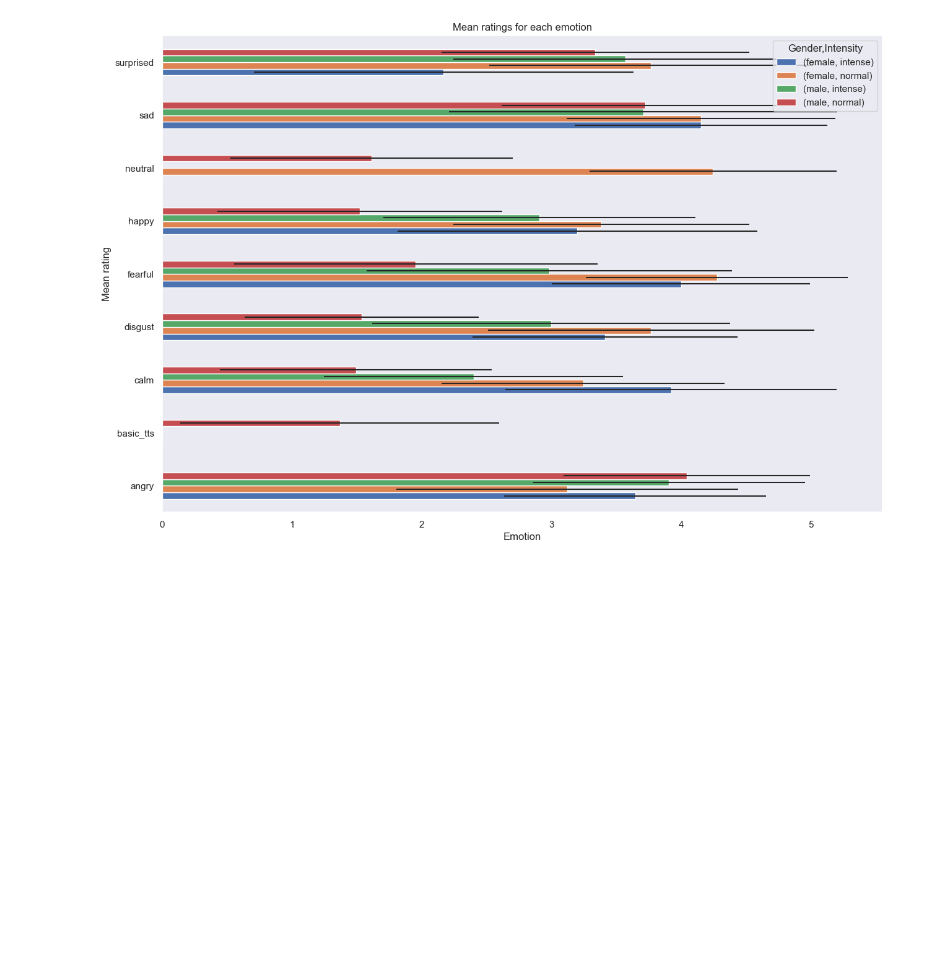
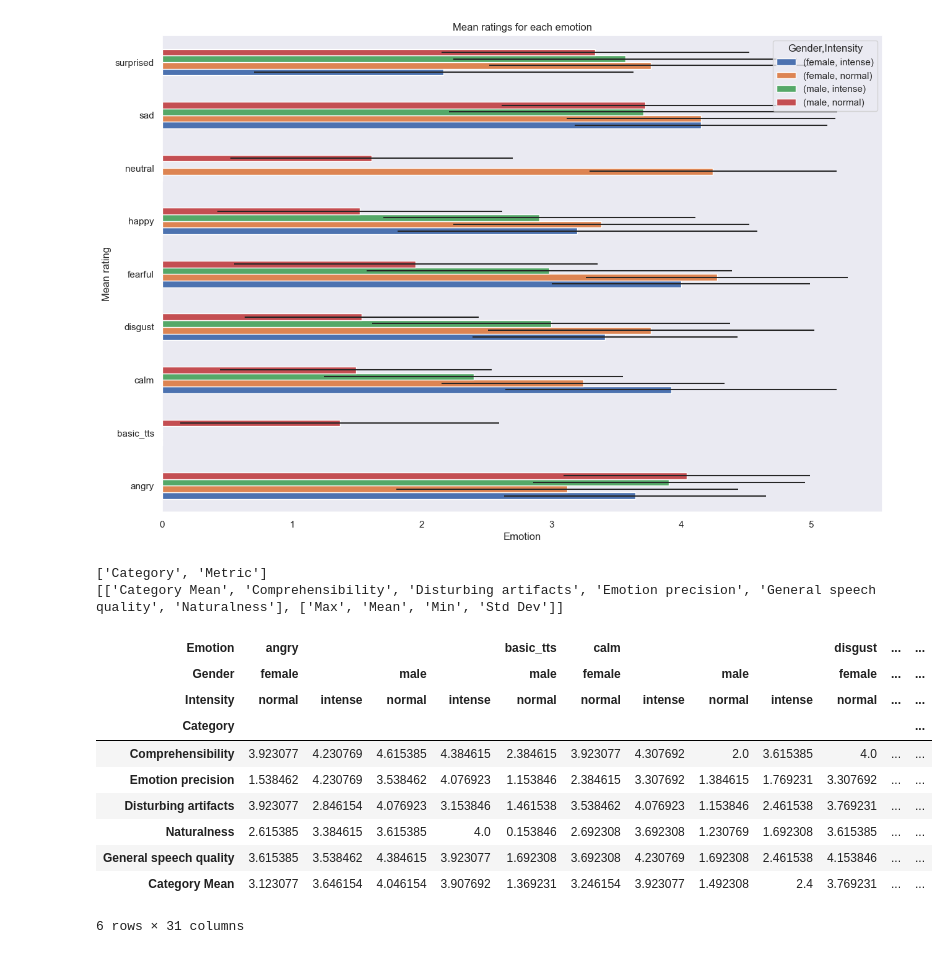
Before and after one commit to LeanderVonSeelstrang/TTS, a Jupyter notebook: survey/make_plots.ipynb, the cells around one changed output. Saved outputs shown, nothing was run; the diff lists cells and outputs as text; code cells hidden in the pictures; blank space fills up the shorter version.

```diff
--- a/survey/make_plots.ipynb
+++ b/survey/make_plots.ipynb
@@ -236,4 +234,25 @@ category_mean_to_plot.plot.barh(figsize=(15, 10),
 # %% [output]
 <Axes: title={'center': 'Mean ratings for each emotion'}, xlabel='Emotion', ylabel='Mean rating'>
 [figure]
+# %%
+print(result_df.columns.names)
+print(result_df.columns.levels)
+# %% [output]
+['Category', 'Metric']
+[['Category Mean', 'Comprehensibility', 'Disturbing artifacts', 'Emotion precision', 'General speech quality', 'Naturalness'], ['Max', 'Mean', 'Min', 'Std Dev']]
+# %%
+mean_df = result_df.xs('Mean', level='Metric', axis=1).transpose()
+mean_df
+# %% [output]
+| Emotion | angry |  |  |  | basic_tts | calm |  |  |  | disgust | ... | ... |
+| Gender | female |  | male |  | male | female |  | male |  | female | ... | ... |
+| Intensity | normal | intense | normal | intense | normal | normal | intense | normal | intense | normal | ... | ... |
+| Category |  |  |  |  |  |  |  |  |  |  |  | ... |
+| Comprehensibility | 3.923077 | 4.230769 | 4.615385 | 4.384615 | 2.384615 | 3.923077 | 4.307692 | 2.0 | 3.615385 | 4.0 | ... | ... |
+| Emotion precision | 1.538462 | 4.230769 | 3.538462 | 4.076923 | 1.153846 | 2.384615 | 3.307692 | 1.384615 | 1.769231 | 3.307692 | ... | ... |
+| Disturbing artifacts | 3.923077 | 2.846154 | 4.076923 | 3.153846 | 1.461538 | 3.538462 | 4.076923 | 1.153846 | 2.461538 | 3.769231 | ... | ... |
+| Naturalness | 2.615385 | 3.384615 | 3.615385 | 4.0 | 0.153846 | 2.692308 | 3.692308 | 1.230769 | 1.692308 | 3.615385 | ... | ... |
+| General speech quality | 3.615385 | 3.538462 | 4.384615 | 3.923077 | 1.692308 | 3.692308 | 4.230769 | 1.692308 | 2.461538 | 4.153846 | ... | ... |
+| Category Mean | 3.123077 | 3.646154 | 4.046154 | 3.907692 | 1.369231 | 3.246154 | 3.923077 | 1.492308 | 2.4 | 3.769231 | ... | ... |
+6 rows × 31 columns
 # %%
```
Also changed, not shown: parts of 9 cells of this notebook, 2 other files.
